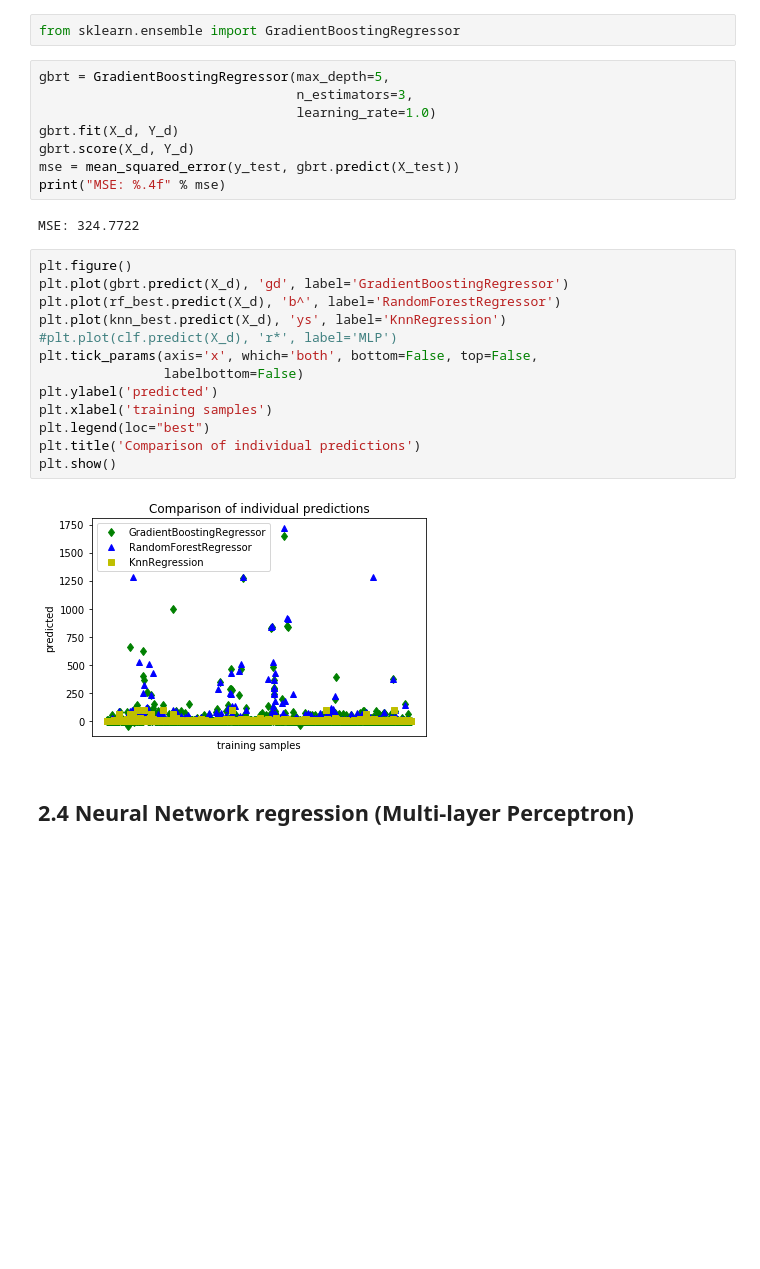
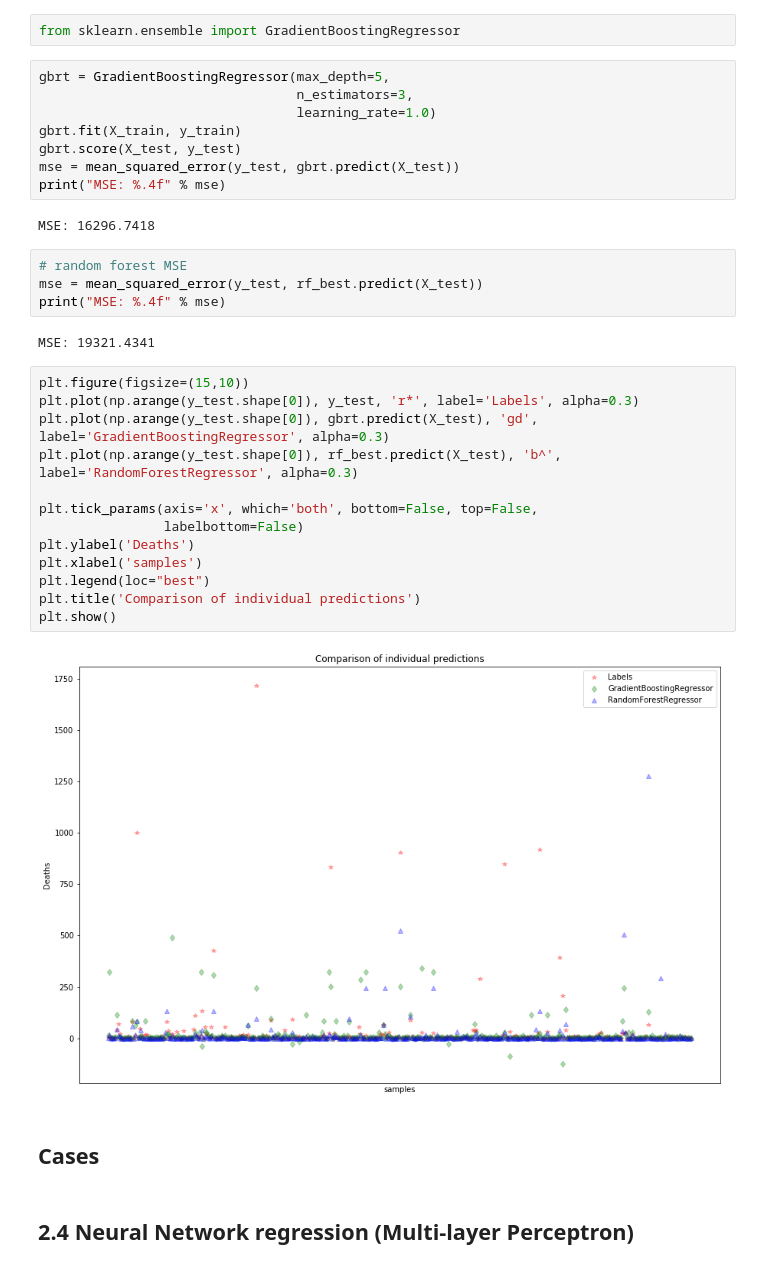
Before and after one commit to tiffttu/BINF_final, a Jupyter notebook: Report.ipynb, the cells around one changed output. Cells and saved outputs as stored; diff of their text form; blank space fills up the shorter version.

Commit message:
regression models added

```diff
--- a/Report.ipynb
+++ b/Report.ipynb
@@ -581,27 +691,35 @@ from sklearn.ensemble import GradientBoostingRegressor
 gbrt = GradientBoostingRegressor(max_depth=5,
                                  n_estimators=3,
                                  learning_rate=1.0)
-gbrt.fit(X_d, Y_d)
-gbrt.score(X_d, Y_d)
+gbrt.fit(X_train, y_train)
+gbrt.score(X_test, y_test)
 mse = mean_squared_error(y_test, gbrt.predict(X_test))
 print("MSE: %.4f" % mse)
 # %% [output]
-MSE: 324.7722
+MSE: 16296.7418
+# %%
+# random forest MSE
+mse = mean_squared_error(y_test, rf_best.predict(X_test))
+print("MSE: %.4f" % mse)
+# %% [output]
+MSE: 19321.4341
 # %%
-plt.figure()
-plt.plot(gbrt.predict(X_d), 'gd', label='GradientBoostingRegressor')
-plt.plot(rf_best.predict(X_d), 'b^', label='RandomForestRegressor')
-plt.plot(knn_best.predict(X_d), 'ys', label='KnnRegression')
-#plt.plot(clf.predict(X_d), 'r*', label='MLP')
+plt.figure(figsize=(15,10))
+plt.plot(np.arange(y_test.shape[0]), y_test, 'r*', label='Labels', alpha=0.3)
+plt.plot(np.arange(y_test.shape[0]), gbrt.predict(X_test), 'gd', label='GradientBoostingRegressor', alpha=0.3)
+plt.plot(np.arange(y_test.shape[0]), rf_best.predict(X_test), 'b^', label='RandomForestRegressor', alpha=0.3)
+
 plt.tick_params(axis='x', which='both', bottom=False, top=False,
                 labelbottom=False)
-plt.ylabel('predicted')
-plt.xlabel('training samples')
+plt.ylabel('Deaths')
+plt.xlabel('samples')
 plt.legend(loc="best")
 plt.title('Comparison of individual predictions')
 plt.show()
 # %% [output]
-[figure, old version]
+[figure, new version]
+# %% [markdown]
+## Cases
 # %% [markdown]
 ## 2.4 Neural Network regression (Multi-layer Perceptron)
 # %%
```
Also changed, not shown: parts of 16 cells of this notebook, 1 other file.
